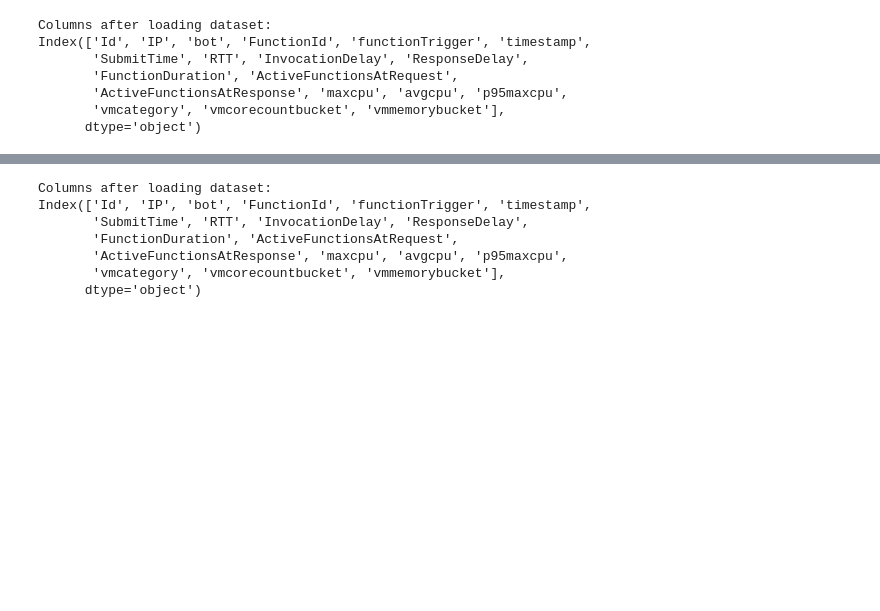
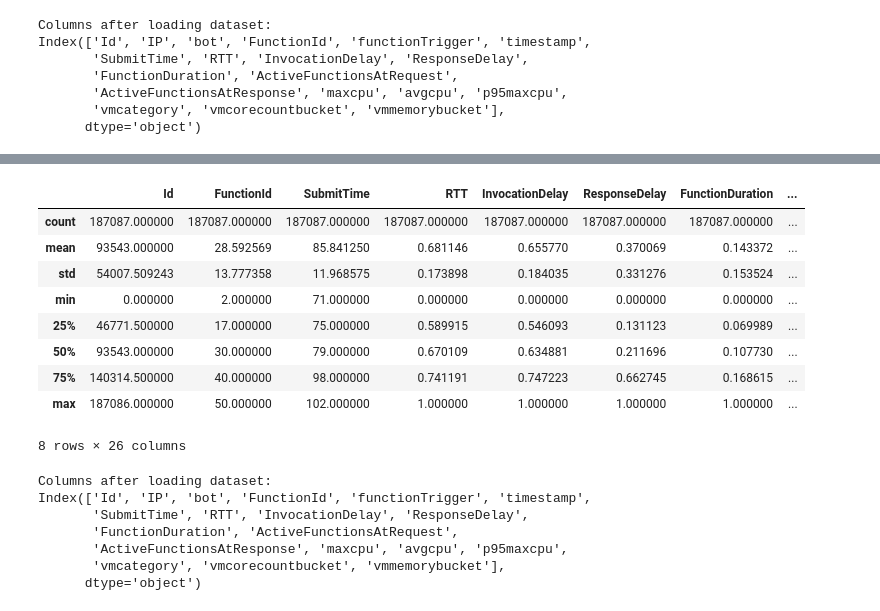
Before and after one commit to Airlectric/Data_Analytics_Kaggle_Projects, a Jupyter notebook: improved-dow-detection-integrating-entropy-bi-lstm.ipynb, the cells around one changed output, grey strips where cells are left out. Cells and saved outputs as stored; diff of their text form; code cells hidden in the pictures; blank space fills up the shorter version.

```diff
--- a/improved-dow-detection-integrating-entropy-bi-lstm.ipynb
+++ b/improved-dow-detection-integrating-entropy-bi-lstm.ipynb
@@ -30,3 +52,16 @@ Index(['Id', 'IP', 'bot', 'FunctionId', 'functionTrigger', 'timestamp',
+# %%
+df.describe()
+# %% [output]
+|  | Id | FunctionId | SubmitTime | RTT | InvocationDelay | ResponseDelay | FunctionDuration | ... |
+| count | 187087.000000 | 187087.000000 | 187087.000000 | 187087.000000 | 187087.000000 | 187087.000000 | 187087.000000 | ... |
+| mean | 93543.000000 | 28.592569 | 85.841250 | 0.681146 | 0.655770 | 0.370069 | 0.143372 | ... |
+| std | 54007.509243 | 13.777358 | 11.968575 | 0.173898 | 0.184035 | 0.331276 | 0.153524 | ... |
+| min | 0.000000 | 2.000000 | 71.000000 | 0.000000 | 0.000000 | 0.000000 | 0.000000 | ... |
+| 25% | 46771.500000 | 17.000000 | 75.000000 | 0.589915 | 0.546093 | 0.131123 | 0.069989 | ... |
+| 50% | 93543.000000 | 30.000000 | 79.000000 | 0.670109 | 0.634881 | 0.211696 | 0.107730 | ... |
+| 75% | 140314.500000 | 40.000000 | 98.000000 | 0.741191 | 0.747223 | 0.662745 | 0.168615 | ... |
+| max | 187086.000000 | 50.000000 | 102.000000 | 1.000000 | 1.000000 | 1.000000 | 1.000000 | ... |
+8 rows × 26 columns
 # %%
 def calculate_entropy(feature_values):
     # Convert float64 data to integer by rounding
```
Also changed, not shown: parts of 14 cells of this notebook.
